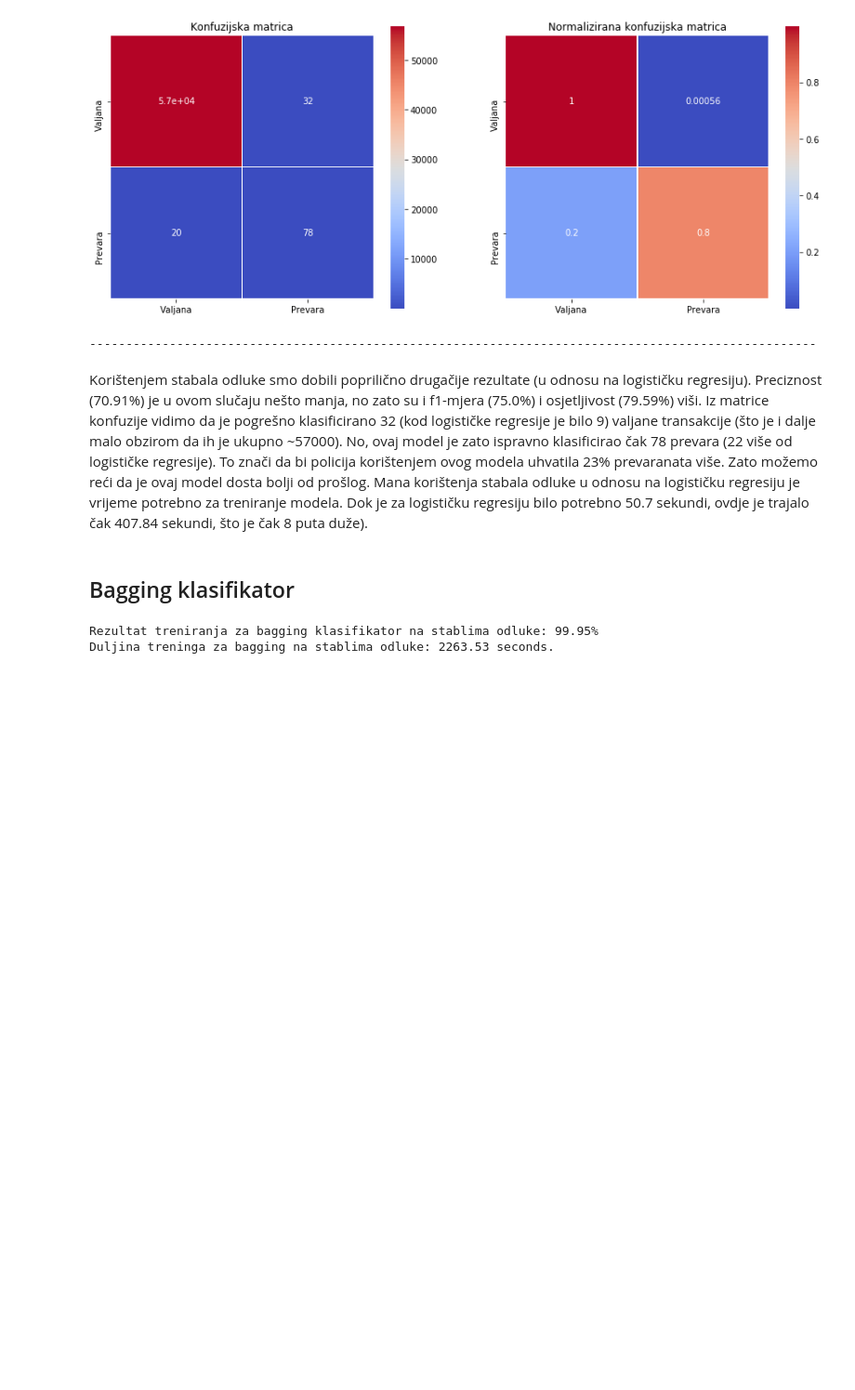
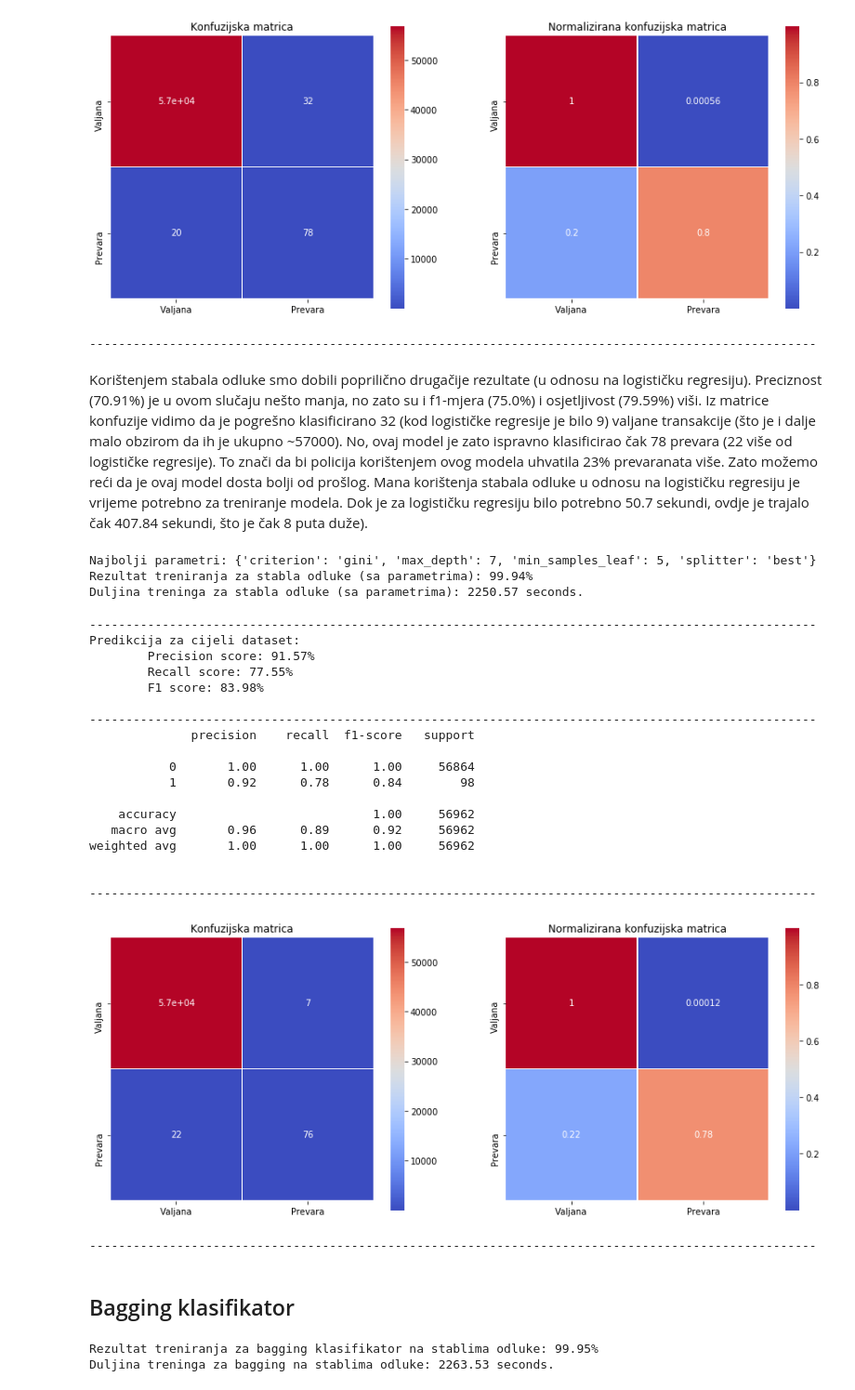
Before and after one commit to occamsrazor81/creditCard, a Jupyter notebook: full_data_ccfd.ipynb, the cells around one changed output. Shown at 93% size. Cells and saved outputs as stored; diff of their text form; code cells hidden in the pictures; blank space fills up the shorter version.

```diff
--- a/full_data_ccfd.ipynb
+++ b/full_data_ccfd.ipynb
@@ -142,3 +137,44 @@ weighted avg       1.00      1.00      1.00     56962
 ----------------------------------------------------------------------------------------------------
 # %% [markdown]
 Korištenjem stabala odluke smo dobili poprilično drugačije rezultate (u odnosu na logističku regresiju). Preciznost (70.91%) je u ovom slučaju nešto manja, no zato su i f1-mjera (75.0%) i osjetljivost (79.59%) viši. Iz matrice konfuzije vidimo da je pogrešno klasificirano 32 (kod logističke regresije je bilo 9) valjane transakcije (što je i dalje malo obzirom da ih je ukupno ~57000). No, ovaj model je zato ispravno klasificirao čak 78 prevara (22 više od logističke regresije). To znači da bi policija korištenjem ovog modela uhvatila 23% prevaranata više. Zato možemo reći da je ovaj model dosta bolji od prošlog. Mana korištenja stabala odluke u odnosu na logističku regresiju je vrijeme potrebno za treniranje modela. Dok je za logističku regresiju bilo potrebno 50.7 sekundi, ovdje je trajalo čak 407.84 sekundi, što je čak 8 puta duže).
+# %%
+dt_t_params_start = time.time()
+grid_dt = GridSearchCV(DecisionTreeClassifier(), dt_params)
+grid_dt.fit(X_data_train, y_data_train)
+dt_est = grid_dt.best_estimator_
+dt_params = grid_dt.best_params_
+print('Najbolji parametri: ' + str(dt_params))
+
+dt_training_score_params = cross_val_score(dt_est, X_data_train, y_data_train, cv=rskf)
+dt_t_params_end = time.time()
+print('Rezultat treniranja za stabla odluke (sa parametrima): '
+     + str(round(dt_training_score_params.mean(), 4) * 100) + '%')
+print('Duljina treninga za stabla odluke (sa parametrima): ' + str(round(dt_t_params_end - dt_t_params_start, 2)) + ' seconds.')
+# %% [output]
+Najbolji parametri: {'criterion': 'gini', 'max_depth': 7, 'min_samples_leaf': 5, 'splitter': 'best'}
+Rezultat treniranja za stabla odluke (sa parametrima): 99.94%
+Duljina treninga za stabla odluke (sa parametrima): 2250.57 seconds.
+# %%
+pred_dt_params = dt_est.predict(X_data_test)
+print_everything(y_data_test, pred_dt_params, y_data_test_non_fraud_num, y_data_test_fraud_num, None, False)
+# %% [output]
+----------------------------------------------------------------------------------------------------
+Predikcija za cijeli dataset:
+        Precision score: 91.57%
+        Recall score: 77.55%
+        F1 score: 83.98%
+
+----------------------------------------------------------------------------------------------------
+              precision    recall  f1-score   support
+
+           0       1.00      1.00      1.00     56864
+           1       0.92      0.78      0.84        98
+
+    accuracy                           1.00     56962
+   macro avg       0.96      0.89      0.92     56962
+weighted avg       1.00      1.00      1.00     56962
+
+
+----------------------------------------------------------------------------------------------------
+[figure, added]
+----------------------------------------------------------------------------------------------------
```
Also changed, not shown: parts of 18 cells of this notebook, 2 other files.
